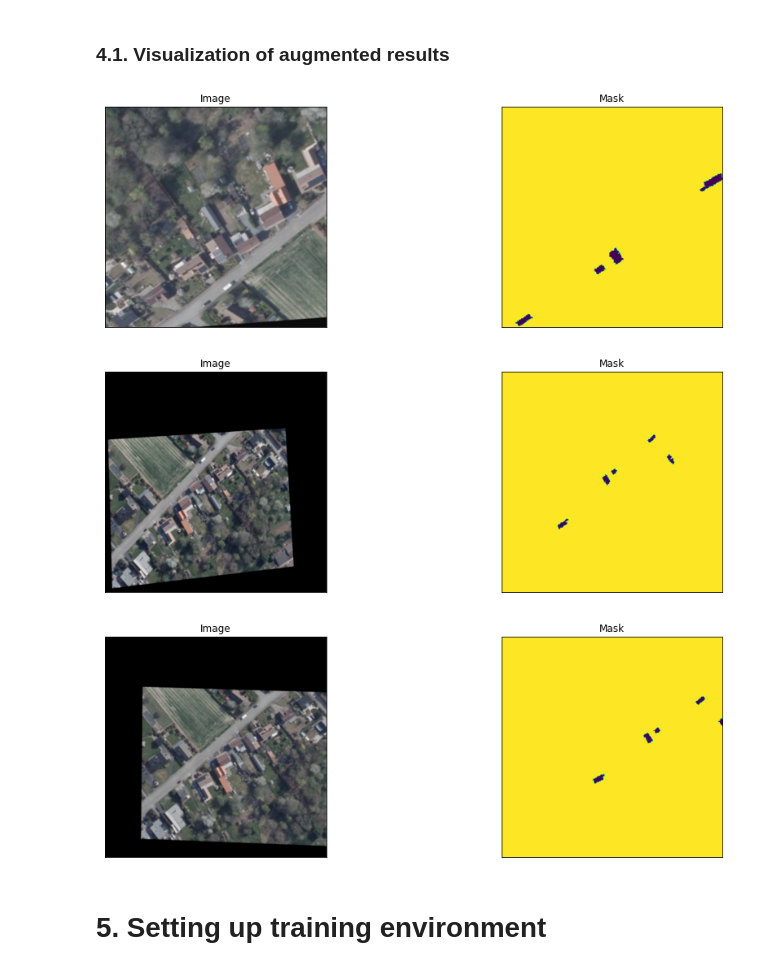
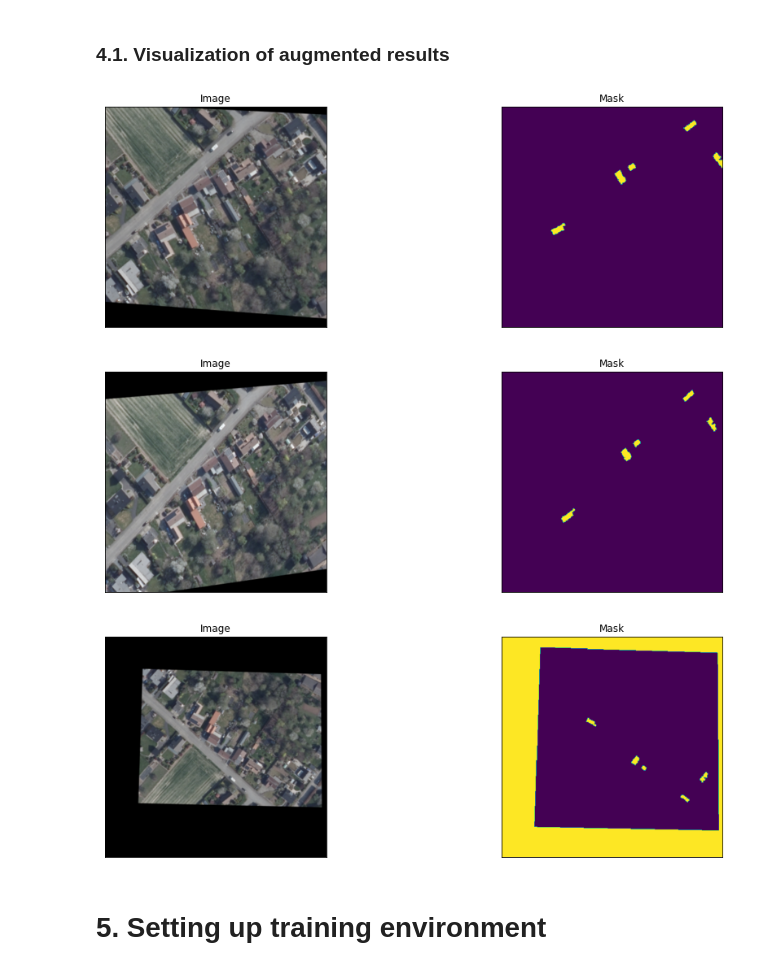
Before and after one commit to areisde/solar_panel_seg, a Jupyter notebook: Training.ipynb, the cells around one changed output. Drawn from its saved outputs; the diff is of its cells as text; code cells hidden in the pictures.

```diff
--- a/Training.ipynb
+++ b/Training.ipynb
@@ -47,6 +47,12 @@ torch.cuda.empty_cache()
 IMAGE_DIR = 'data/images'
 MASKS_DIR = 'data/masks'
 DATA_DIR = 'data'
+
+
+PANELS, BACKGROUND = 0, 1
+
+
+MASK_VALUE = BACKGROUND
 # %% [markdown]
 # 3. Loading dataset
 # %% [markdown]
@@ -61,7 +67,7 @@ y_valid_dir = os.path.join(DATA_DIR, 'valannot')
 ### 3.2. Visualization
 # %%
 # Lets look at data we have
-dataset = Dataset(x_train_dir, y_train_dir, classes=['solar panel'])
+dataset = Dataset(x_train_dir, y_train_dir, classes=['solar panel'], mask_value=MASK_VALUE)
 
 image, mask = dataset[5] # get some sample
 visualize(
@@ -86,28 +92,23 @@ To do so, we will use the library called 'Albumentations'.
 # %% [markdown]
 ### 4.1. Visualization of augmented results
 # %%
-PANELS, BACKGROUND = 0, 1
-
-
-MASK_VALUE = PANELS
-
 
 augmented_dataset = Dataset(
     x_train_dir,
     y_train_dir,
     augmentation=get_training_augmentation(),
     classes=['solar panel'],
     mask_value=MASK_VALUE
 )
 
 # same image with different random transforms
 for i in range(3):
     image, mask = augmented_dataset[5]
     visualize(image=image, mask=mask.squeeze(-1))
 # %% [output]
-[figure, old version]
+[figure, new version]
-[figure, old version]
+[figure, new version]
-[figure, old version]
+[figure, new version]
 # %% [markdown]
 # 5. Setting up training environment
 # %% [markdown]
```
Also changed, not shown: parts of 6 cells of this notebook, 10 other files.
